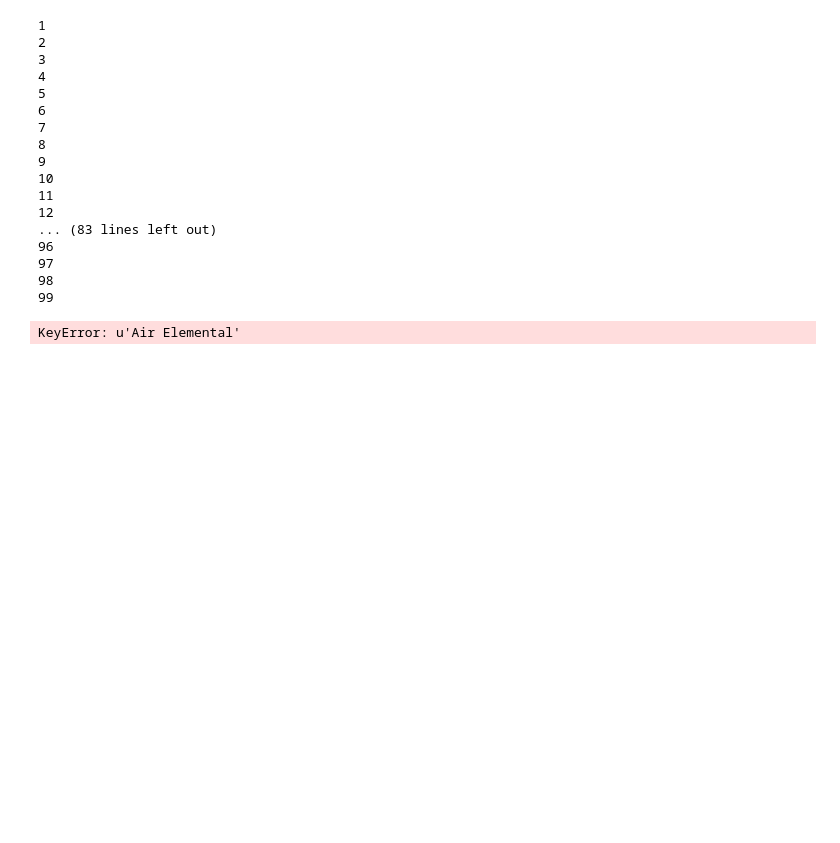
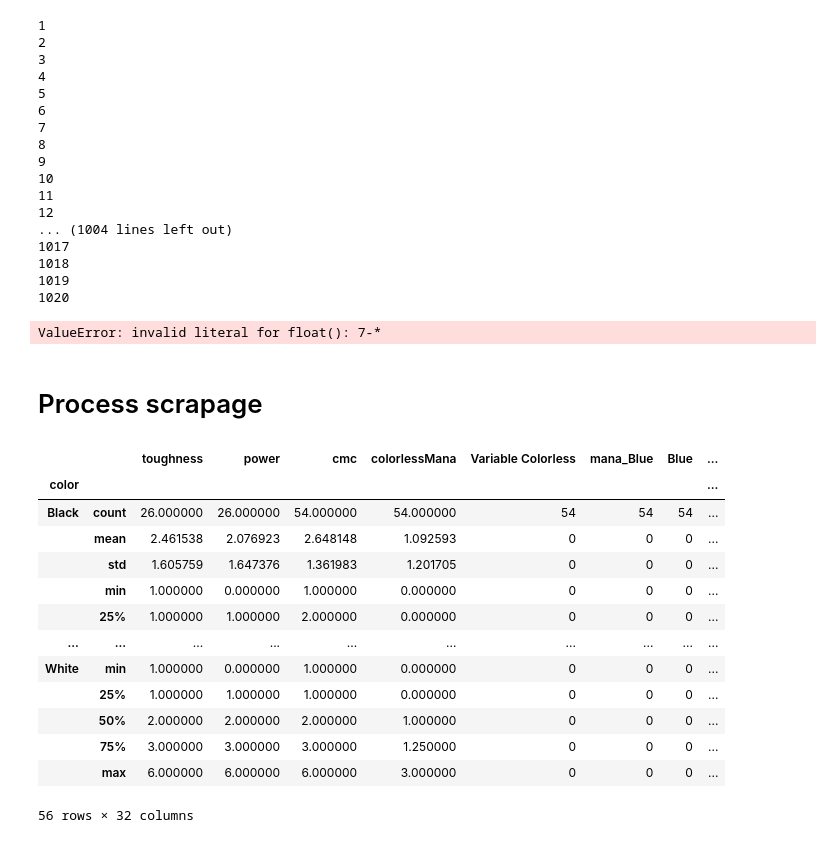
Before and after one commit to nhuber/magickmeans, a Jupyter notebook: MagicKMeans.ipynb, the cells around one changed output. Saved outputs shown, nothing was run; the diff lists cells and outputs as text; code cells hidden in the pictures; blank space fills up the shorter version.

```diff
--- a/MagicKMeans.ipynb
+++ b/MagicKMeans.ipynb
@@ -49,4 +46,11 @@ def anyInt(l):
 # %%
+# scrapes:
+
+# name, types, text (lowered, alphanumeritized), mana cost,
+# cmc, power and toughness,
+
+# and adds it to the global card database
+
 def grabCard(multiverse_id):
     xml = "http://gatherer.wizards.com/Pages/Card/Details.aspx?multiverseid=" + str(multiverse_id)
     dom = web.Element(requests.get(xml).text)
@@ -61,6 +65,7 @@ def grabCard(multiverse_id):
     # extract, parse, clean text into a list
 
     cardText = []
+    pattern = re.compile('[\W_]+')
     for line in dom('div.cardtextbox'):
         for element in line:
             cardText.append(element)
@@ -69,7 +74,8 @@ def grabCard(multiverse_id):
         if cardText[i].type == 'element' and cardText[i].tag == 'img':
             cardText[i] = cardText[i].attributes['alt']
         else:
-            cardText[i] = str(cardText[i]).lower()
+            cardText[i] = str(cardText[i]).strip().lower()
+        pattern.sub('', cardText[i])
 
     # mana symbols
 
@@ -87,8 +93,7 @@ def grabCard(multiverse_id):
 
     toughness = [_.strip() for _ in dom('div#ctl00_ctl00_ctl00_MainContent_SubContent_SubContent_ptRow div.value')[0].content.split(' / ')][1] \
                     if dom('div#ctl00_ctl00_ctl00_MainContent_SubContent_SubContent_ptRow div.value') else np.nan
-    toughness = float(toughness) if (toughness != '*' and toughness != np.nan) else np.nan
-
+    toughness = float(toughness) if (toughness != '*' and toughness != '7-*' and toughness != np.nan) else np.nan
 
     # add data
 
@@ -104,8 +109,7 @@ def grabCard(multiverse_id):
 def combineVersions(multiverse_id):
     return
 # %%
-# create database
-for i in xrange(1, 100):
+for i in xrange(1, 1500):
     print i
     grabCard(i)
 # %% [output]
@@ -121,14 +125,18 @@ for i in xrange(1, 100):
 10
 11
 12
-... (83 lines left out)
-96
-97
-98
-99
+... (1004 lines left out)
+1017
+1018
+1019
+1020
+ValueError: invalid literal for float(): 7-*
+# %% [markdown]
+# Process scrapage
+# %%
+data = pd.DataFrame.from_dict(database, orient='index')
+data['cardName'] = data.index
 # %%
-data = pd.DataFrame.from_dict(database, orient='index')
-
 # derive mana features
 
 # card colors
@@ -140,32 +148,55 @@ for row in data['manaCost']:
     found = 0
     for val in row:
         if isInt(val):
             colorlessMana.append(float(val))
             found = 1
     if found == 0:
         colorlessMana.append(0)
 
 data['colorlessMana'] = colorlessMana
 data['Variable Colorless'] = [1 if 'Variable Colorless' in text else 0 for text in data['manaCost']]
 
 # count mana symbols
 
 manaSymbols = []
 
 manaSymbols = ['Blue', 'Black', 'Red', 'Green', 'White']
 manaVars = ['mana_' + _ for _ in manaSymbols]
 
 for i in xrange(len(manaSymbols)):
     data[manaVars[i]] = [text.count(manaSymbols[i]) for text in data['manaCost']]
     data[manaSymbols[i]] = [1 if text.count(manaSymbols[i]) > 0 else 0 for text in data['manaCost']]
 
-# check colorless
+# find color (ignores multicolor)
 
 def isColorless(l):
     for val in l:
         if val in manaSymbols: return False
     return True
 
 data['Colorless'] = [1 if isColorless(x) else 0 for x in data['manaCost']]
+
+def findColor(l):
+    for val in l:
+        if not isInt(val) and val != 'Varying Colorless': return val
+    return 'Colorless'
+
+data['color'] = [findColor(l) for l in data['manaCost']]
+
+data.groupby(data['color']).describe().to_csv('colorSummary.csv')
+data.groupby(data['color']).describe()
 # %% [output]
+|  |  | toughness | power | cmc | colorlessMana | Variable Colorless | mana_Blue | Blue | ... |
+| color |  |  |  |  |  |  |  |  | ... |
+| Black | count | 26.000000 | 26.000000 | 54.000000 | 54.000000 | 54 | 54 | 54 | ... |
+|  | mean | 2.461538 | 2.076923 | 2.648148 | 1.092593 | 0 | 0 | 0 | ... |
+|  | std | 1.605759 | 1.647376 | 1.361983 | 1.201705 | 0 | 0 | 0 | ... |
+|  | min | 1.000000 | 0.000000 | 1.000000 | 0.000000 | 0 | 0 | 0 | ... |
+|  | 25% | 1.000000 | 1.000000 | 2.000000 | 0.000000 | 0 | 0 | 0 | ... |
+| ... | ... | ... | ... | ... | ... | ... | ... | ... | ... |
+| White | min | 1.000000 | 0.000000 | 1.000000 | 0.000000 | 0 | 0 | 0 | ... |
+|  | 25% | 1.000000 | 1.000000 | 1.000000 | 0.000000 | 0 | 0 | 0 | ... |
+|  | 50% | 2.000000 | 2.000000 | 2.000000 | 1.000000 | 0 | 0 | 0 | ... |
+|  | 75% | 3.000000 | 3.000000 | 3.000000 | 1.250000 | 0 | 0 | 0 | ... |
+|  | max | 6.000000 | 6.000000 | 6.000000 | 3.000000 | 0 | 0 | 0 | ... |
-KeyError: u'Air Elemental'
+56 rows × 32 columns
```
Also changed, not shown: parts of 15 cells of this notebook, 7 other files.
